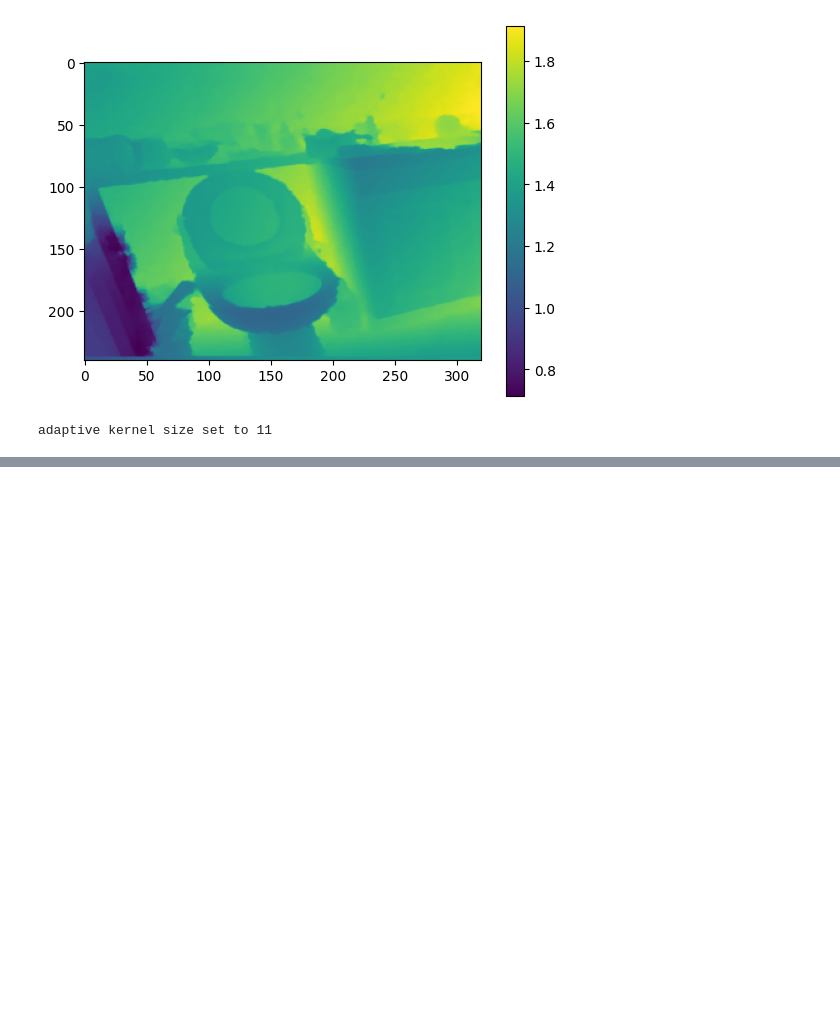
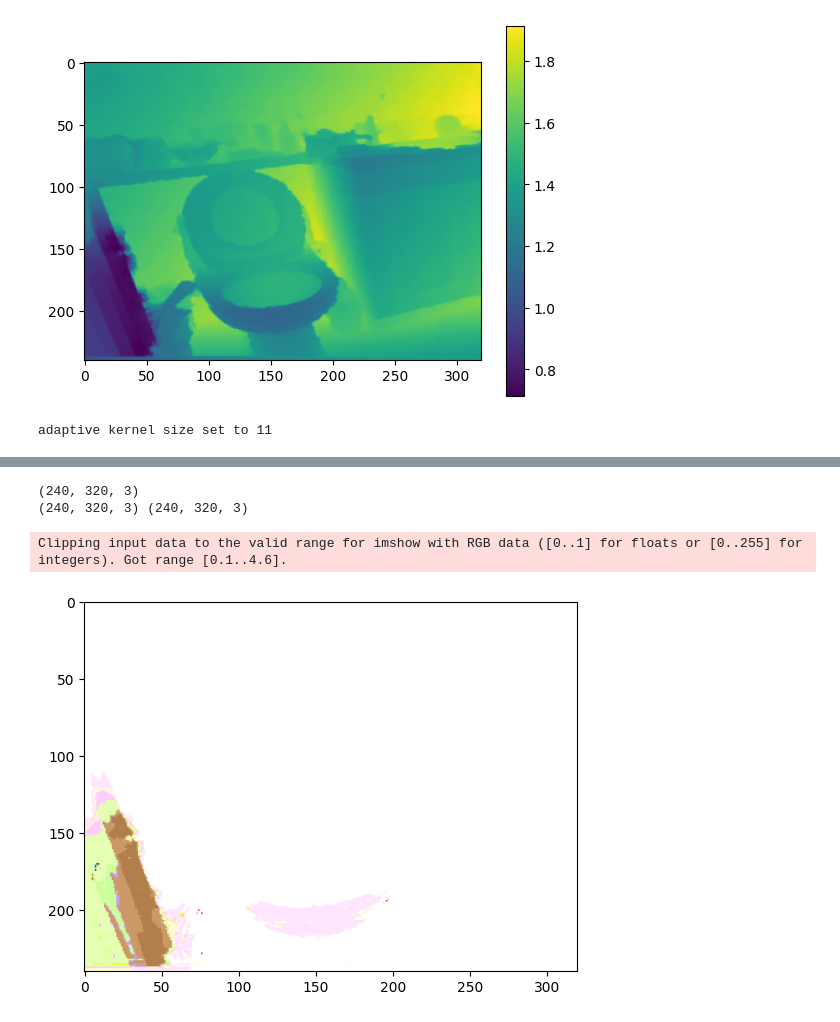
Before and after one commit to hollyjackson/dfd, a Jupyter notebook: dfd-Copy4.ipynb, the cells around one changed output, grey strips where cells are left out. Cells and saved outputs as stored; diff of their text form; code cells hidden in the pictures; blank space fills up the shorter version.

```diff
--- a/dfd-Copy4.ipynb
+++ b/dfd-Copy4.ipynb
@@ -57,0 +60,16 @@ utils.plot_single_stack(defocus_stack_torch / IMAGE_RANGE, globals.Df)
+# %%
+k=3
+depth_maps, Z, k_min_indices, all_losses = section_search.grid_search_opt_k(gt_aif, defocus_stack_torch)
+
+# k=1
+# depth_maps, Z, k_min_indices, all_losses = section_search.grid_search_opt(gt_aif, defocus_stack_torch)
+# k_min_indices = np.expand_dims(k_min_indices, axis=-1)
+# %% [output]
+(240, 320, 3)
+(240, 320, 3) (240, 320, 3)
+# %%
+plt.imshow(depth_maps, vmin=gt_dpt.min(), vmax=gt_dpt.max())
+plt.show()
+# %% [output]
+Clipping input data to the valid range for imshow with RGB data ([0..1] for floats or [0..255] for integers). Got range [0.1..4.6].
+[figure, added]
```
Also changed, not shown: parts of 3 cells of this notebook, 7 other files.
